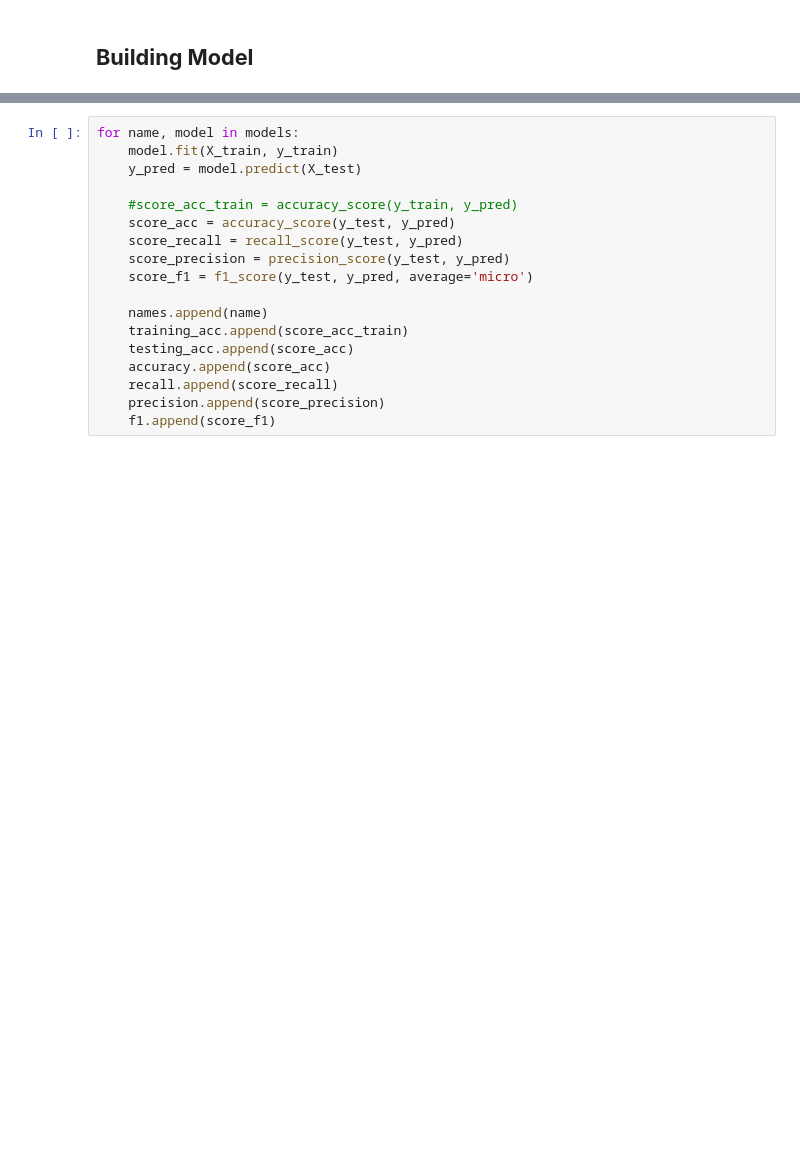
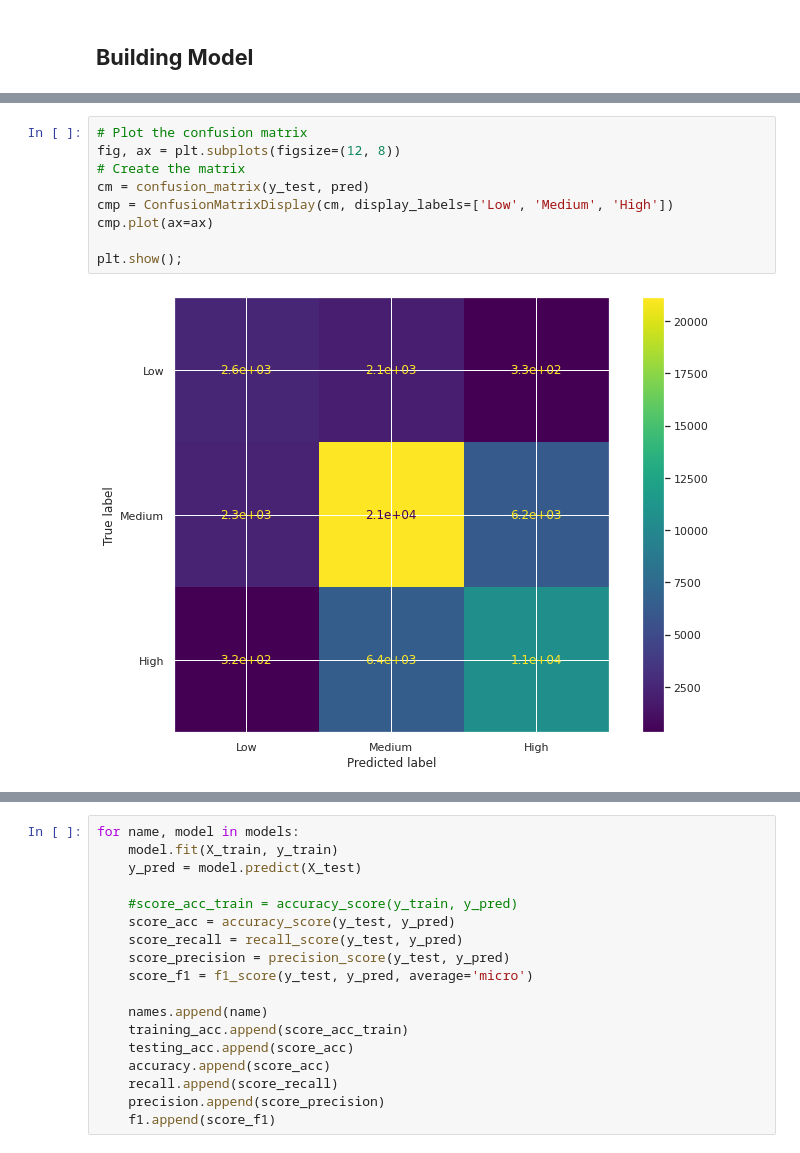
Before and after one commit to ReynaraEzra/Richter-Earthquake-Prediction, a Jupyter notebook: Richter_Prediction_Part2.ipynb, the cells around one changed output, grey strips where cells are left out. Drawn from its saved outputs; the diff is of its cells as text; blank space fills up the shorter version.

```diff
--- a/Richter_Prediction_Part2.ipynb
+++ b/Richter_Prediction_Part2.ipynb
@@ -290,0 +307,11 @@ print(confusion_matrix(y_test, pred))
+# %%
+# Plot the confusion matrix
+fig, ax = plt.subplots(figsize=(12, 8))
+# Create the matrix
+cm = confusion_matrix(y_test, pred)
+cmp = ConfusionMatrixDisplay(cm, display_labels=['Low', 'Medium', 'High'])
+cmp.plot(ax=ax)
+
+plt.show();
+# %% [output]
+[figure, added]
```
Also changed, not shown: parts of 15 cells of this notebook.
